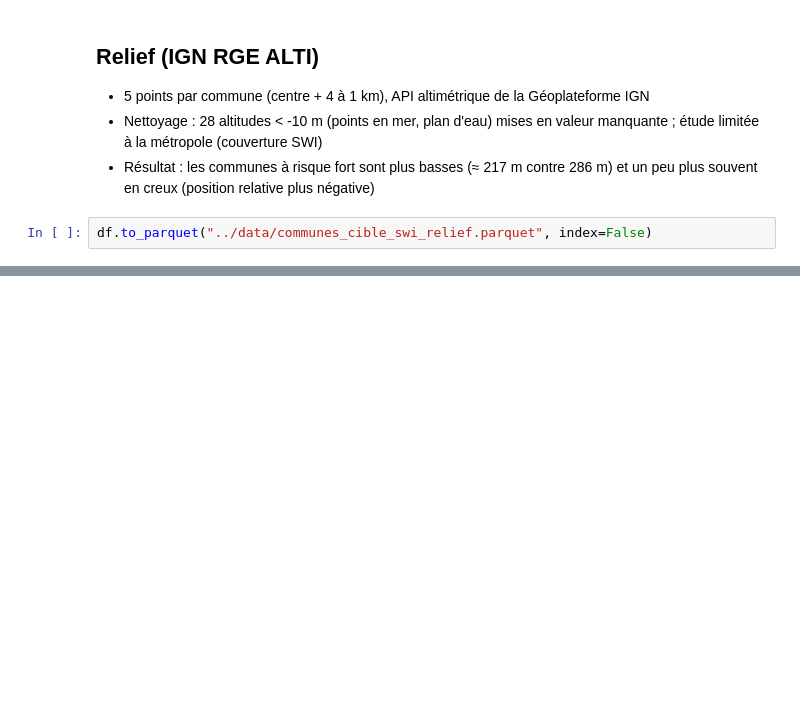
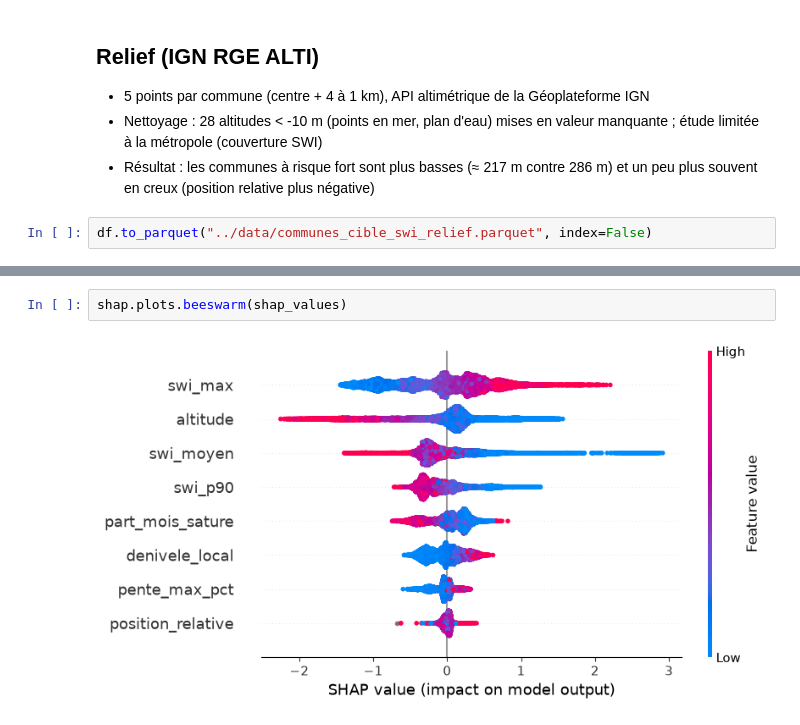
Before and after one commit to Asma-Iam/hydraxai-france, a Jupyter notebook: notebooks/01_exploration_catnat.ipynb, the cells around one changed output, grey strips where cells are left out. Cells and saved outputs as stored; diff of their text form; blank space fills up the shorter version.

```diff
--- a/notebooks/01_exploration_catnat.ipynb
+++ b/notebooks/01_exploration_catnat.ipynb
@@ -562,0 +666,4 @@ df.to_parquet("../data/communes_cible_swi_relief.parquet", index=False)
+# %%
+shap.plots.beeswarm(shap_values)
+# %% [output]
+[figure, added]
```
Also changed, not shown: parts of 5 cells of this notebook, 1 other file.
